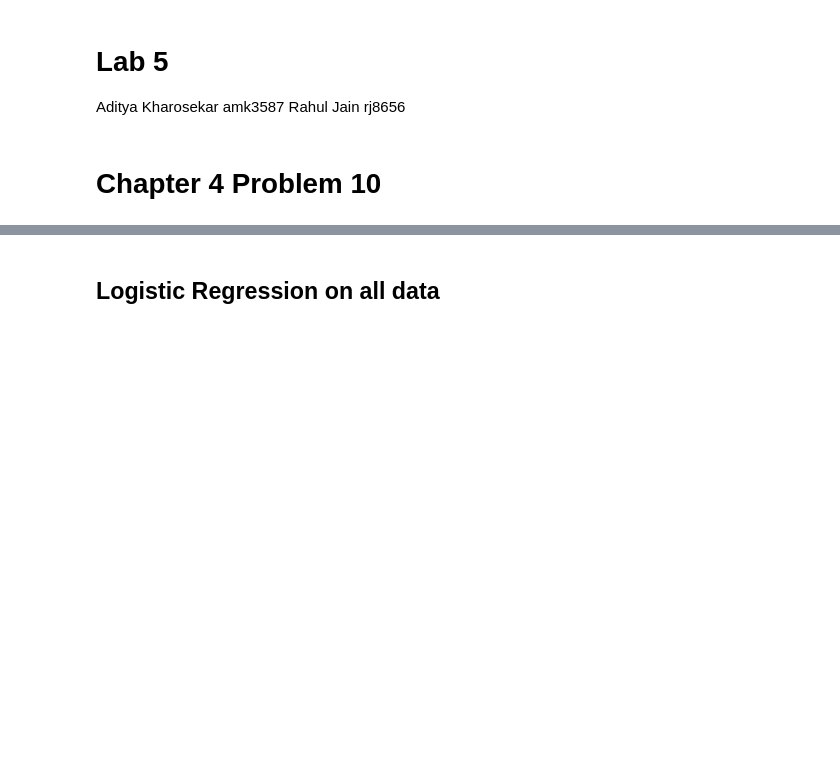
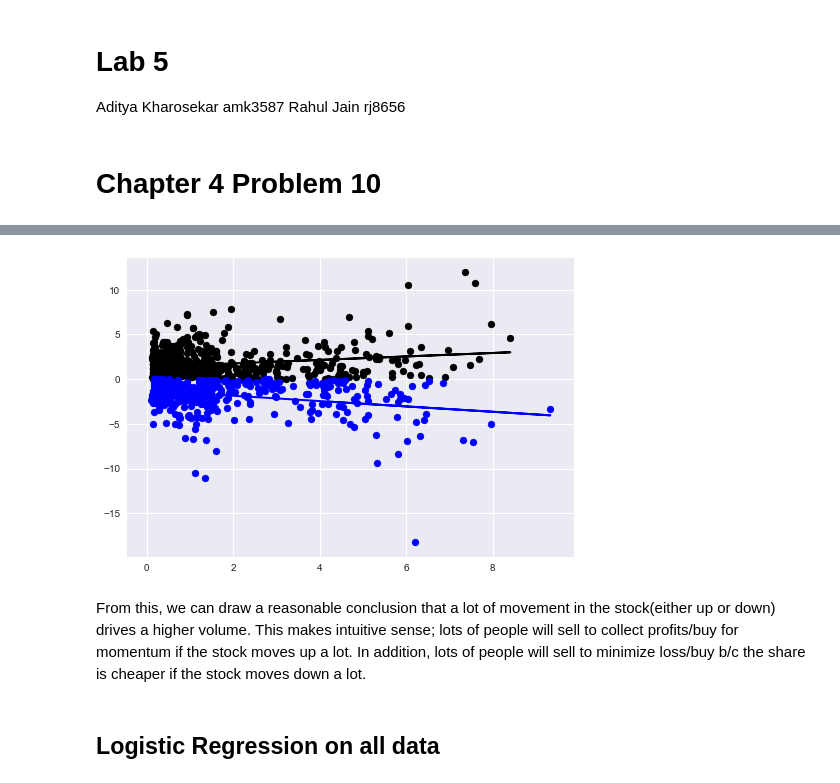
Before and after one commit to Aditya-Kharosekar/EE-379K-Data-Science-Lab, a Jupyter notebook: Lab 5/Lab 5.ipynb, the cells around one changed output, grey strips where cells are left out. Drawn from its saved outputs; the diff is of its cells as text; code cells hidden in the pictures; blank space fills up the shorter version.

```diff
--- a/Lab 5/Lab 5.ipynb
+++ b/Lab 5/Lab 5.ipynb
@@ -33,3 +61,24 @@ weekly.shape
+# %%
+weekly_up = weekly[weekly.Direction2==1]
+weekly_down = weekly[weekly.Direction2==0]
+X_up = weekly_up.as_matrix(["Volume"])
+Y_up = weekly_up.as_matrix(["Today"])
+X_down = weekly_down.as_matrix(["Volume"])
+Y_down = weekly_down.as_matrix(["Today"])
+lr.fit(X_up, Y_up)
+plt.scatter(X_up, Y_up,  color='black')
+plt.plot(X_up, lr.predict(X_up), color='black',
+         linewidth=2)
+lr.fit(X_down, Y_down)
+plt.scatter(X_down, Y_down,  color='blue')
+plt.plot(X_down, lr.predict(X_down), color='blue',
+         linewidth=2)
+sns.despine()
+plt.show()
+# %% [output]
+[figure, added]
+# %% [markdown]
+From this, we can draw a reasonable conclusion that a lot of movement in the stock(either up or down) drives a higher volume. This makes intuitive sense; lots of people will sell to collect profits/buy for momentum if the stock moves up a lot. In addition, lots of people will sell to minimize loss/buy b/c the share is cheaper if the stock moves down a lot.
 # %% [markdown]
 ## Logistic Regression on all data
 # %%
```
Also changed, not shown: parts of 126 cells of this notebook, 1 other file.
